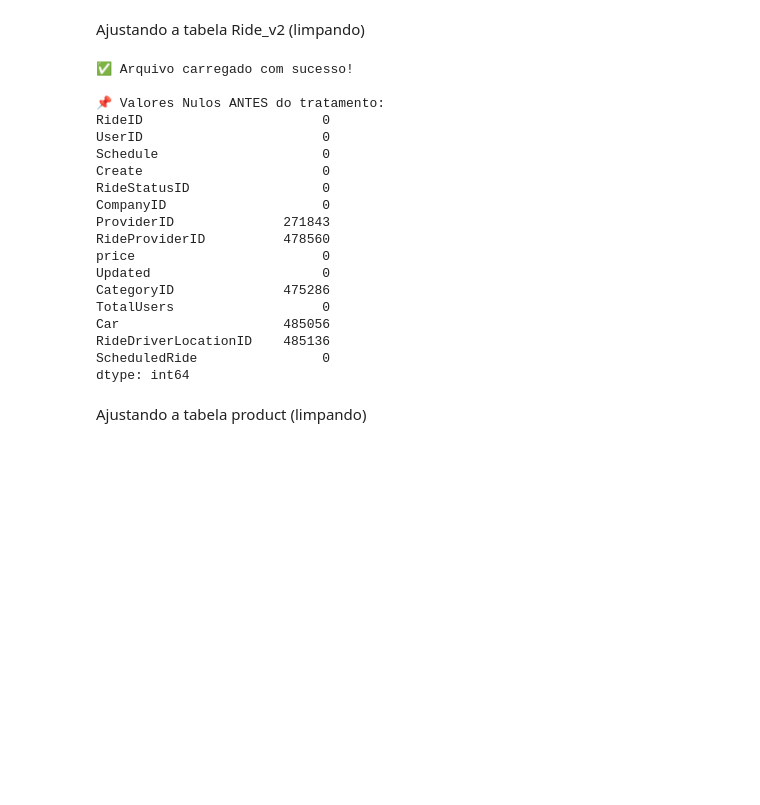
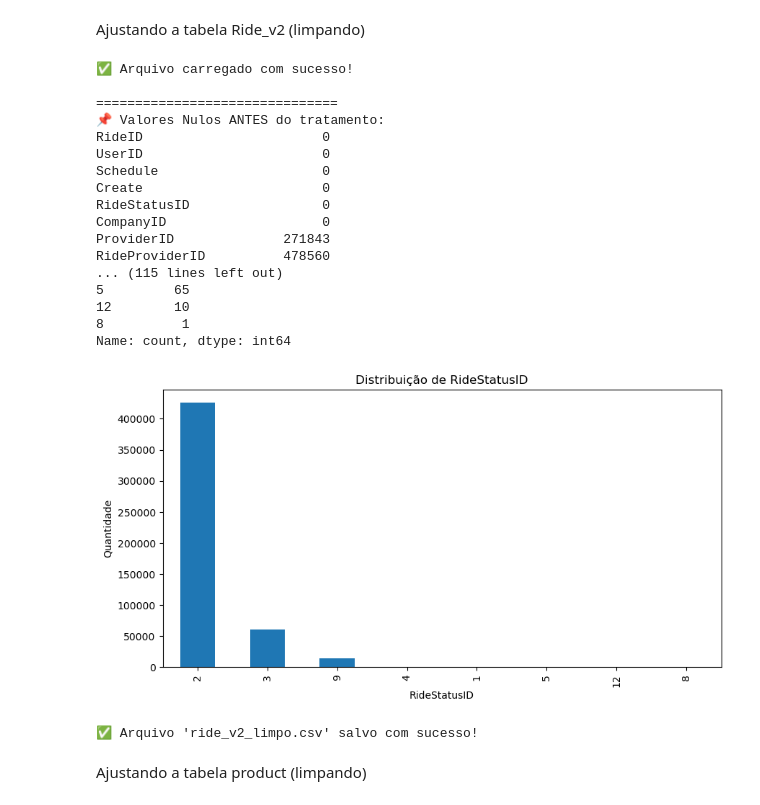
Before and after one commit to 2025-1-NADS4/Projeto1, a Jupyter notebook: documentos/Entrega 1 - 11.03/Ciência de Dados e Big Data/DadosUbere99.ipynb, the cells around one changed output. Saved outputs shown, nothing was run; the diff lists cells and outputs as text; code cells hidden in the pictures; blank space fills up the shorter version.

```diff
--- a/documentos/Entrega 1 - 11.03/Ciência de Dados e Big Data/DadosUbere99.ipynb
+++ b/documentos/Entrega 1 - 11.03/Ciência de Dados e Big Data/DadosUbere99.ipynb
@@ -86,36 +109,96 @@ Lng                       0
 # %% [markdown]
 Ajustando a tabela Ride_v2 (limpando)
 # %%
-# Importações necessárias
 import pandas as pd
+import matplotlib.pyplot as plt
 
 # 1️⃣ Carregar o arquivo CSV ride_v2.csv
 df_corrigido = pd.read_csv("ride_v2.csv", delimiter=";", low_memory=False)
 print("✅ Arquivo carregado com sucesso!")
 
 # 2️⃣ Exibir valores nulos antes do tratamento
-print("\n📌 Valores Nulos ANTES do tratamento:")
+print("\n===============================")
+print("📌 Valores Nulos ANTES do tratamento:")
 print(df_corrigido.isnull().sum())
+
+# ✅ Exibir colunas antes do tratamento
+print("\n📌 Colunas ANTES do tratamento:")
+print(df_corrigido.columns.tolist())
+
+# 3️⃣ Descrição dos dados para análise inicial
+print("\n📊 Descrição dos dados:")
+print(df_corrigido.describe(include='all'))
+
+# 4️⃣ Preencher valores nulos com "Desconhecido" para colunas categóricas
+colunas_preencher = ["ProviderID", "RideProviderID", "CategoryID", "Car", "RideDriverLocationID"]
+
+# ➡️ Convertendo para string para evitar conflito de tipos
+df_corrigido[colunas_preencher] = df_corrigido[colunas_preencher].astype(str).fillna("Desconhecido")
+print("\n✅ Valores nulos preenchidos com 'Desconhecido' para ProviderID, RideProviderID, CategoryID, Car e RideDriverLocationID.")
+
+# 5️⃣ Inferir valores com base em padrões — convertendo para `str` antes para evitar erro
+df_corrigido["ProviderID"] = df_corrigido.groupby("RideStatusID")["ProviderID"].transform(
+    lambda x: x.astype(str).fillna(x.mode().iloc[0] if not x.mode().empty else "Desconhecido")
+)
+
+df_corrigido["CategoryID"] = df_corrigido.groupby("CompanyID")["CategoryID"].transform(
+    lambda x: x.astype(str).fillna(x.mode().iloc[0] if not x.mode().empty else "Desconhecido")
+)
+
+print("\n✅ Inferência baseada em padrões concluída!")
+
+# 6️⃣ Remover duplicatas
+df_corrigido = df_corrigido.drop_duplicates()
+print("\n✅ Valores duplicados removidos.")
+
+# 7️⃣ Remover valores nulos remanescentes (se ainda houver)
+df_corrigido = df_corrigido.dropna()
+print("\n✅ Linhas com valores nulos removidas.")
+
+# ✅ Exibir valores nulos após o tratamento
+print("\n===============================")
+print("📌 Valores nulos APÓS o tratamento:")
+print(df_corrigido.isnull().sum())
+
+# ✅ Exibir colunas após o tratamento
+print("\n📌 Colunas APÓS o tratamento:")
+print(df_corrigido.columns.tolist())
+
+# 🔍 Analisar distribuição de algumas colunas importantes
+print("\n🔎 Distribuição de RideStatusID:")
+print(df_corrigido["RideStatusID"].value_counts())
+
+# 📊 Visualizar a distribuição
+df_corrigido["RideStatusID"].value_counts().plot(kind="bar", figsize=(10, 5), title="Distribuição de RideStatusID")
+plt.xlabel("RideStatusID")
+plt.ylabel("Quantidade")
+plt.show()
+
+# 8️⃣ Salvar o DataFrame tratado em um novo arquivo CSV
+arquivo_saida = "ride_v2_limpo.csv"
+df_corrigido.to_csv(arquivo_saida, index=False, sep=";")
+
+print(f"\n✅ Arquivo '{arquivo_saida}' salvo com sucesso!")
 # %% [output]
 ✅ Arquivo carregado com sucesso!
 
+===============================
 📌 Valores Nulos ANTES do tratamento:
 RideID                       0
 UserID                       0
 Schedule                     0
 Create                       0
 RideStatusID                 0
 CompanyID                    0
 ProviderID              271843
 RideProviderID          478560
-price                        0
-Updated                      0
-CategoryID              475286
-TotalUsers                   0
-Car                     485056
-RideDriverLocationID    485136
-ScheduledRide                0
-dtype: int64
+... (115 lines left out)
+5         65
+12        10
+8          1
+Name: count, dtype: int64
+[figure, added]
+✅ Arquivo 'ride_v2_limpo.csv' salvo com sucesso!
 # %% [markdown]
 Ajustando a tabela product (limpando)
 # %%
```
Also changed, not shown: parts of 4 cells of this notebook.
